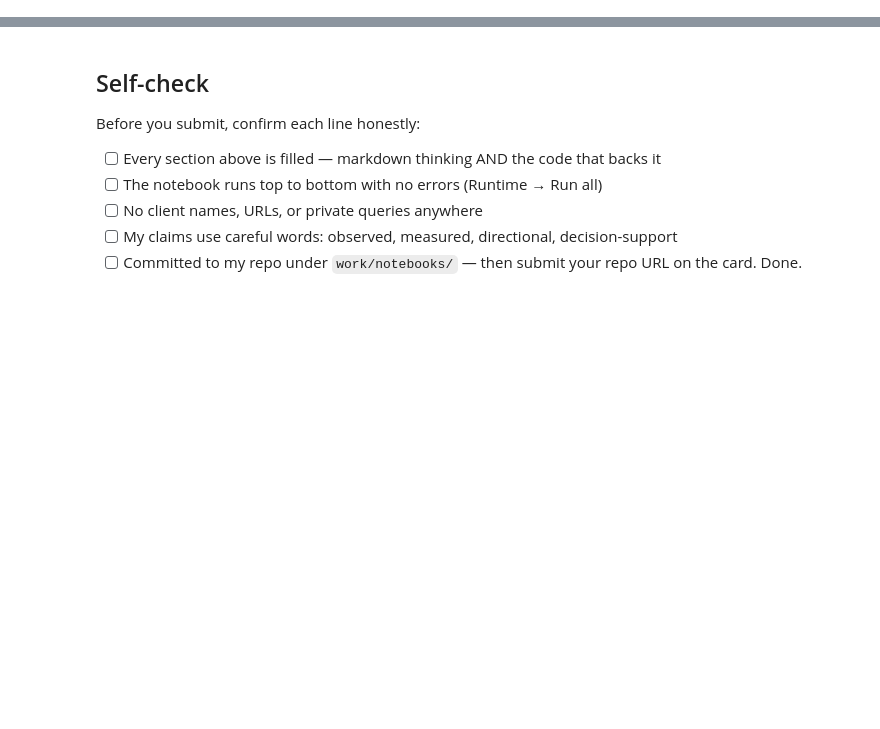
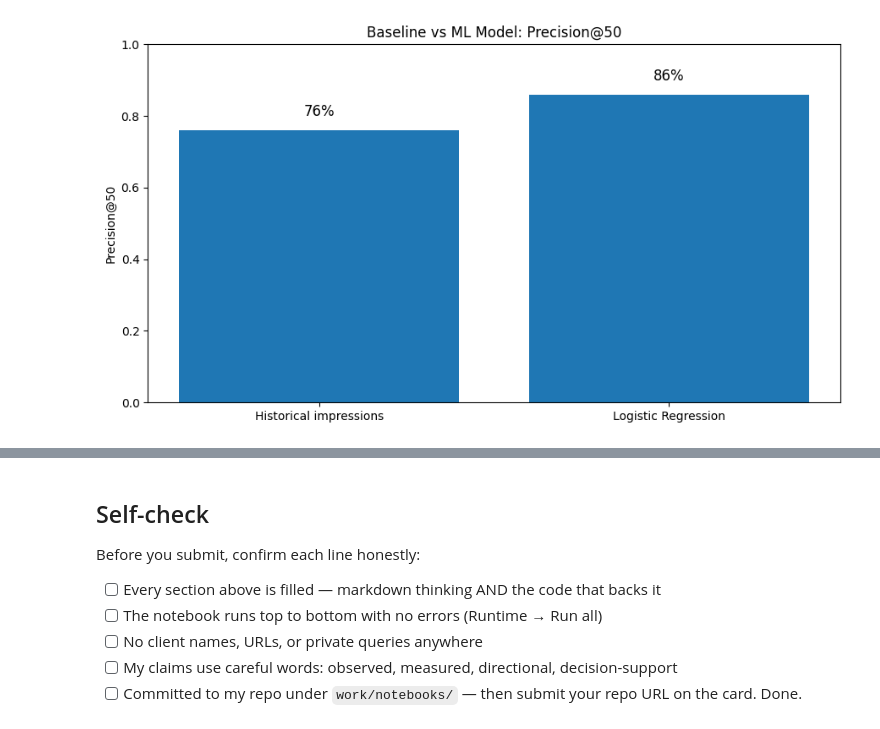
Before and after one commit to Sarahnjunge/starter-notebooks, a Jupyter notebook: work/notebooks/capstone.ipynb, the cells around one changed output, grey strips where cells are left out. Saved outputs shown, nothing was run; the diff lists cells and outputs as text; code cells hidden in the pictures; blank space fills up the shorter version.

```diff
--- a/work/notebooks/capstone.ipynb
+++ b/work/notebooks/capstone.ipynb
@@ -57,0 +1605,38 @@ This skeleton is yours to fill. Work the sections **in order** — each one has
+# %%
+import matplotlib.pyplot as plt
+
+# Baseline vs ML Precision@50
+
+methods = [
+    "Historical impressions",
+    "Logistic Regression"
+]
+
+precision_values = [
+    precision_at_50_baseline,
+    precision_at_50_model
+]
+
+plt.figure(figsize=(9, 5))
+
+bars = plt.bar(methods, precision_values)
+
+plt.ylabel("Precision@50")
+plt.title("Baseline vs ML Model: Precision@50")
+plt.ylim(0, 1)
+
+# Add percentage labels above each bar
+for bar, value in zip(bars, precision_values):
+    plt.text(
+        bar.get_x() + bar.get_width() / 2,
+        value + 0.03,
+        f"{value * 100:.0f}%",
+        ha="center",
+        va="bottom",
+        fontsize=12
+    )
+
+plt.tight_layout()
+plt.show()
+# %% [output]
+[figure, added]
```
Also changed, not shown: parts of 56 cells of this notebook.
